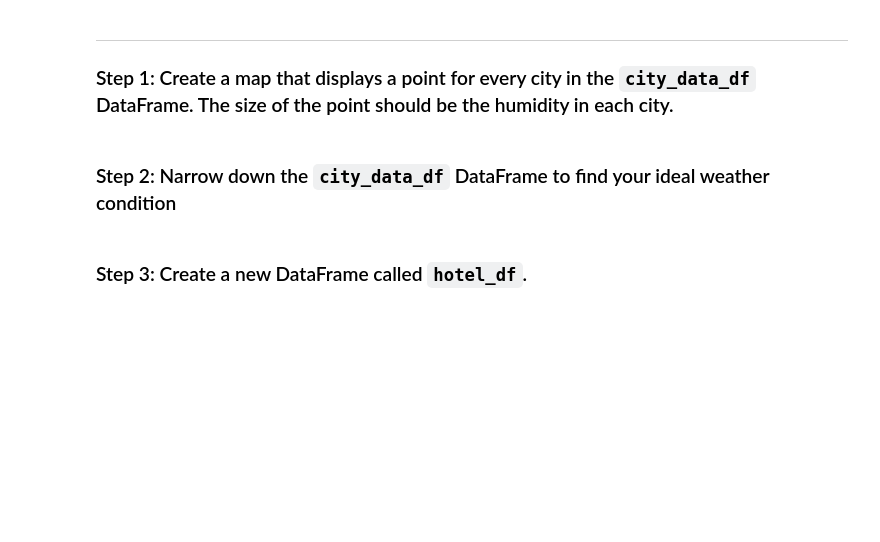
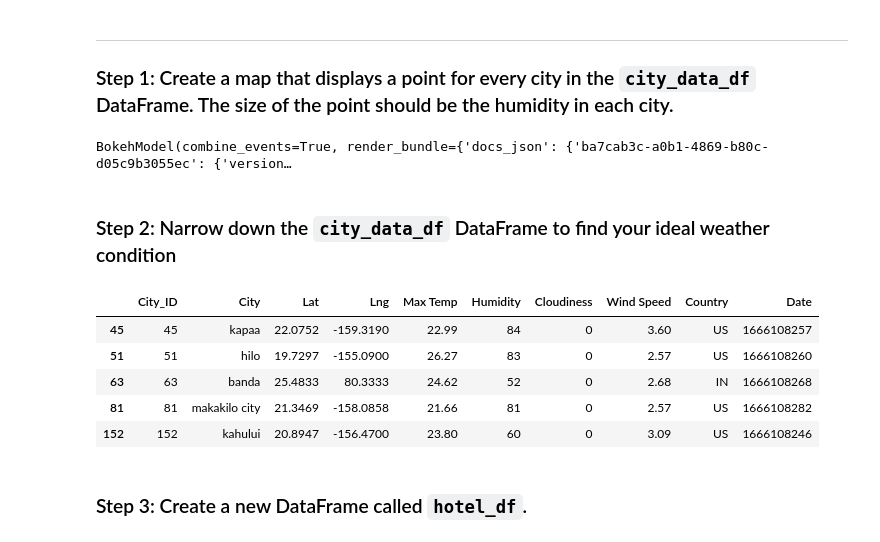
Before and after one commit to jenalvz/python-api-challenge, a Jupyter notebook: WeatherPy/VacationPy - JAlvarez.ipynb, the cells around one changed output. Saved outputs shown, nothing was run; the diff lists cells and outputs as text; code cells hidden in the pictures; blank space fills up the shorter version.

```diff
--- a/WeatherPy/VacationPy - JAlvarez.ipynb
+++ b/WeatherPy/VacationPy - JAlvarez.ipynb
@@ -38,14 +40,53 @@ FileNotFoundError: [Errno 2] No such file or directory: 'output_data/cities.csv'
+# %%
+# %%capture --no-display
+
+# Configure the map plot
+map_plot = city_data_df.hvplot.points(
+    'Lng',
+    'Lat',
+    geo=True,
+    frame_width=800,
+    frame_height=600,
+    size='Humidity',
+    color='City',
+    tiles=True,
+    alpha=.7
+)
+
+pane = pn.panel(map_plot)
+
+# Display the map
+pane
+# %% [output]
+BokehModel(combine_events=True, render_bundle={'docs_json': {'ba7cab3c-a0b1-4869-b80c-d05c9b3055ec': {'version…
 # %% [markdown]
 ### Step 2: Narrow down the `city_data_df` DataFrame to find your ideal weather condition
 # %%
 # Narrow down cities that fit criteria and drop any results with null values
-# YOUR CODE HERE
+# criteria
+# 21 < max temp < 27
+# wind speed < 4.5 m/s
+# cloudinness = 0
+ideal_weather_cities = city_data_df[
+    (city_data_df['Max Temp'] > 21) &
+    (city_data_df['Max Temp'] < 27) &
+    (city_data_df['Wind Speed'] < 4.5) &
+    (city_data_df['Cloudiness'] == 0)
+]
+
 
 # Drop any rows with null values
-# YOUR CODE HERE
+ideal_weather_cities_df = ideal_weather_cities.dropna()
 
 # Display sample data
-# YOUR CODE HERE
+ideal_weather_cities_df.head()
+# %% [output]
+|  | City_ID | City | Lat | Lng | Max Temp | Humidity | Cloudiness | Wind Speed | Country | Date |
+| 45 | 45 | kapaa | 22.0752 | -159.3190 | 22.99 | 84 | 0 | 3.60 | US | 1666108257 |
+| 51 | 51 | hilo | 19.7297 | -155.0900 | 26.27 | 83 | 0 | 2.57 | US | 1666108260 |
+| 63 | 63 | banda | 25.4833 | 80.3333 | 24.62 | 52 | 0 | 2.68 | IN | 1666108268 |
+| 81 | 81 | makakilo city | 21.3469 | -158.0858 | 21.66 | 81 | 0 | 2.57 | US | 1666108282 |
+| 152 | 152 | kahului | 20.8947 | -156.4700 | 23.80 | 60 | 0 | 3.09 | US | 1666108246 |
 # %% [markdown]
 ### Step 3: Create a new DataFrame called `hotel_df`.
 # %%
```
Also changed, not shown: parts of 10 cells of this notebook.
